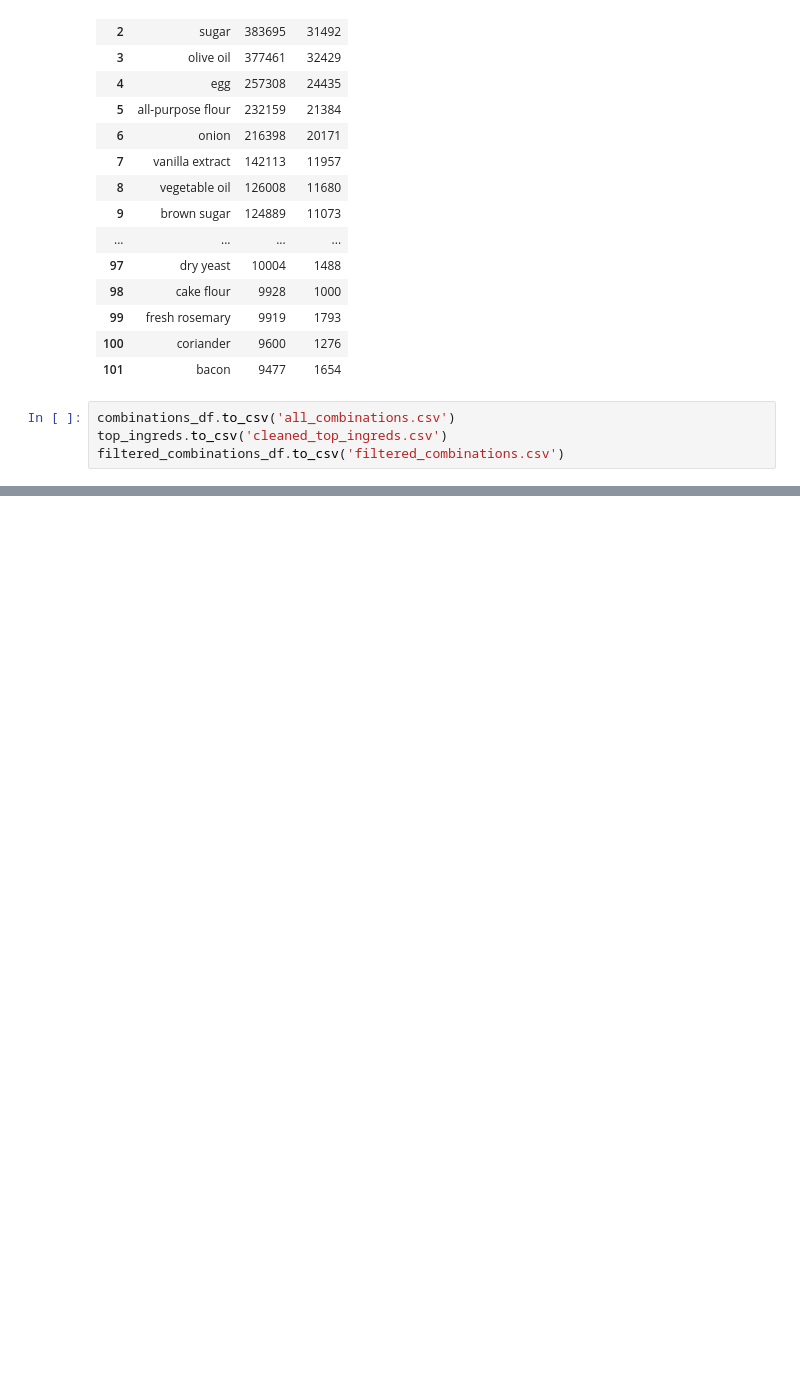
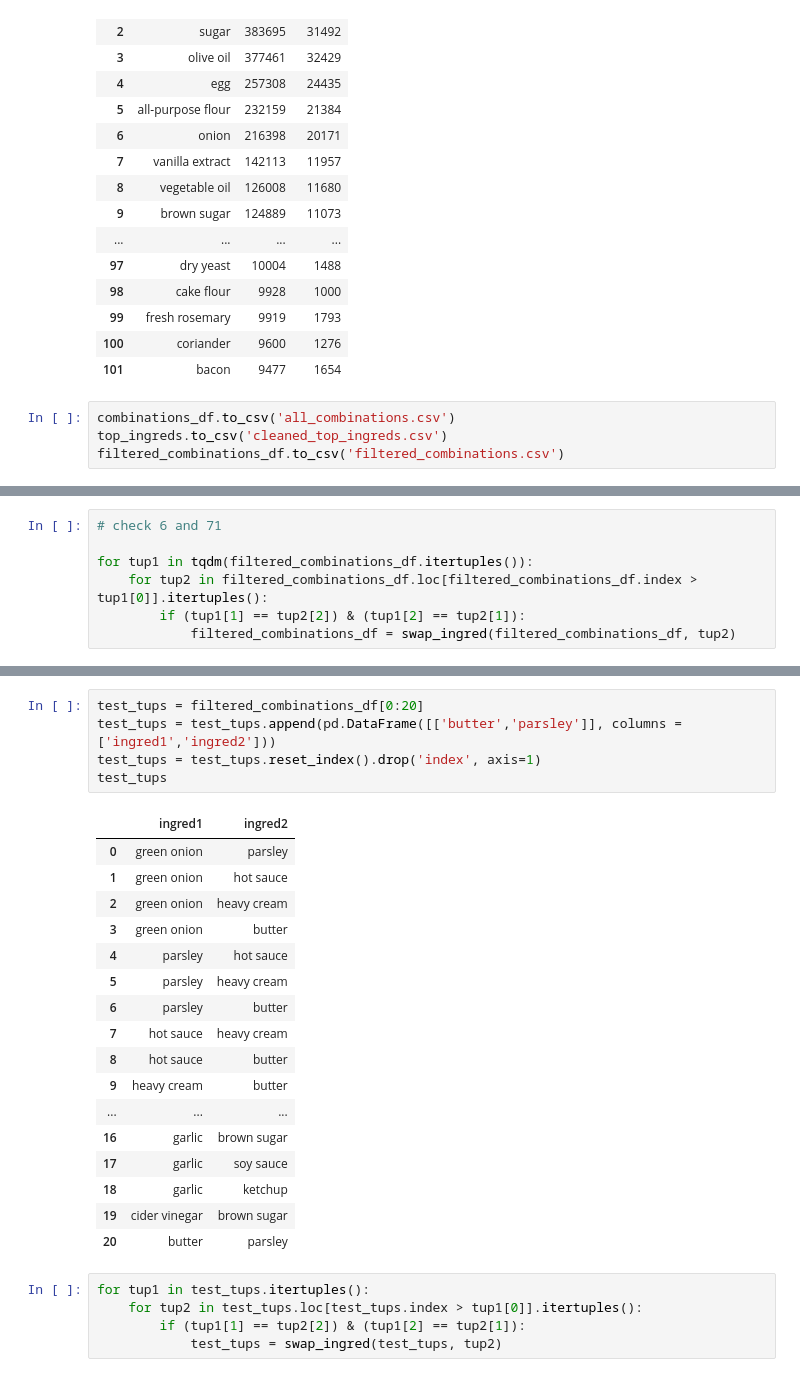
Before and after one commit to finnqiao/recipe_network, a Jupyter notebook: network_data_reshape.ipynb, the cells around one changed output, grey strips where cells are left out. Saved outputs shown, nothing was run; the diff lists cells and outputs as text; blank space fills up the shorter version.

```diff
--- a/network_data_reshape.ipynb
+++ b/network_data_reshape.ipynb
@@ -416,0 +426,7 @@ filtered_combinations_df.head(50)
+# %%
+# check 6 and 71
+
+for tup1 in tqdm(filtered_combinations_df.itertuples()):
+    for tup2 in filtered_combinations_df.loc[filtered_combinations_df.index > tup1[0]].itertuples():
+        if (tup1[1] == tup2[2]) & (tup1[2] == tup2[1]):
+            filtered_combinations_df = swap_ingred(filtered_combinations_df, tup2)
@@ -416,0 +441,28 @@ filtered_combinations_df.head(50)
+# %%
+test_tups = filtered_combinations_df[0:20]
+test_tups = test_tups.append(pd.DataFrame([['butter','parsley']], columns = ['ingred1','ingred2']))
+test_tups = test_tups.reset_index().drop('index', axis=1)
+test_tups
+# %% [output]
+|  | ingred1 | ingred2 |
+| 0 | green onion | parsley |
+| 1 | green onion | hot sauce |
+| 2 | green onion | heavy cream |
+| 3 | green onion | butter |
+| 4 | parsley | hot sauce |
+| 5 | parsley | heavy cream |
+| 6 | parsley | butter |
+| 7 | hot sauce | heavy cream |
+| 8 | hot sauce | butter |
+| 9 | heavy cream | butter |
+| ... | ... | ... |
+| 16 | garlic | brown sugar |
+| 17 | garlic | soy sauce |
+| 18 | garlic | ketchup |
+| 19 | cider vinegar | brown sugar |
+| 20 | butter | parsley |
+# %%
+for tup1 in test_tups.itertuples():
+    for tup2 in test_tups.loc[test_tups.index > tup1[0]].itertuples():
+        if (tup1[1] == tup2[2]) & (tup1[2] == tup2[1]):
+            test_tups = swap_ingred(test_tups, tup2)
```
Also changed, not shown: parts of 7 cells of this notebook.
